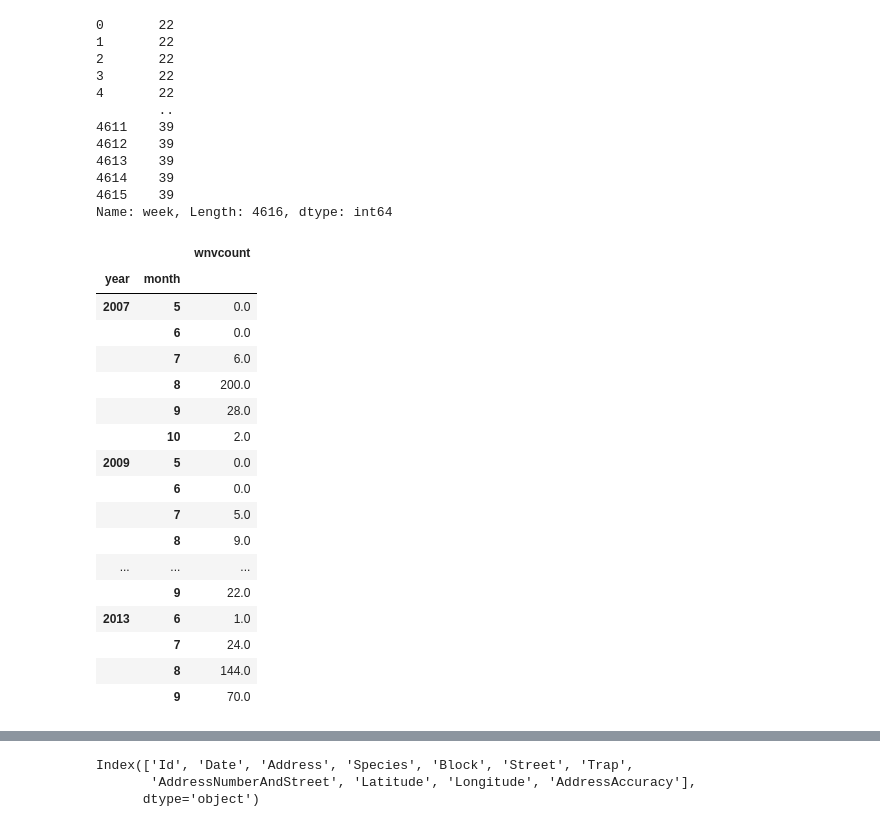
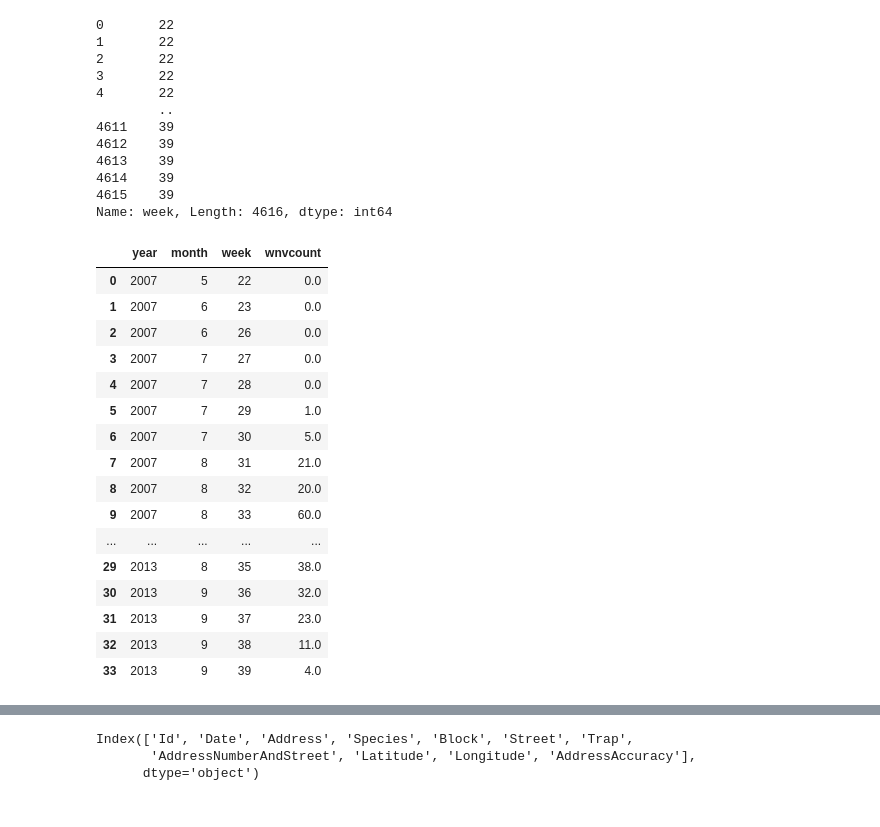
Before and after one commit to msamhz/GA-Project_4, a Jupyter notebook: code/test_data.ipynb, the cells around one changed output, grey strips where cells are left out. Drawn from its saved outputs; the diff is of its cells as text; code cells hidden in the pictures.

Commit message:
Melvin testing with test_data

```diff
--- a/code/test_data.ipynb
+++ b/code/test_data.ipynb
@@ -736,6 +20,0 @@ y = train_1['hl']
-# %%
-# Step 2: Instantiate our model.
-logreg = LogisticRegression()
-
-# Step 3: Fit our model.
-logreg.fit(x, y)
@@ -805,0 +27,18 @@ t1.loc[(t1['hl']==0) & t1['preciptotal']>0, 'preciptotal'].hist(bins=50)
+# %%
+# import data
+# match traps
+train = pd.read_csv('../data/train.csv')
+train.columns = [x.lower() for x in list(train.columns)]
+
+# find traps
+trap = train[['trap', 'longitude', 'latitude']]
+trap = trap.groupby(['trap', 'longitude', 'latitude'], as_index=False).count()
+# %%
+# create basic features
+
+merge_df['date']=pd.to_datetime(merge_df['date'])
+merge_df['month'] = merge_df['date'].dt.month
+merge_df['week'] = merge_df['date'].dt.week
+
+merge_df = merge_df.merge(trap, how='left', on = ['latitude', 'longitude'])
+merge_df['hl'] = merge_df['year'].map(lambda x : 1 if x in [2007, 2013] else 0)
@@ -912,4 +398,4 @@ co = ['date', 'latitude', 'longitude', 'station', 'sprayed', 'tmax', 'tmin', 'ta
        'dewpoint', 'wetbulb', 'heat', 'cool', 'codesum', 'preciptotal',
        'stnpressure', 'sealevel', 'resultspeed', 'resultdir', 'avgspeed',
        'month', 'sunrise', 'sunset', 'bc', 'br', 'dz', 'fg', 'fg+', 'fu', 'hz',
-       'mi', 'ra', 'sn', 'sq', 'ts', 'vc', 'gr', 'year']
+       'mi', 'ra', 'sn', 'sq', 'ts', 'vc', 'gr', 'year', 'trap']
@@ -949,27 +426,27 @@ train_2['week']
 Name: week, Length: 4616, dtype: int64
 # %%
 train_3 = train_2.loc[train_2['month']==8,:]
-# %%
-train_2.groupby(['year', 'month'])[['wnvcount']].sum()
-# %% [output]
-|  |  | wnvcount |
-| year | month |  |
-| 2007 | 5 | 0.0 |
-|  | 6 | 0.0 |
-|  | 7 | 6.0 |
-|  | 8 | 200.0 |
-|  | 9 | 28.0 |
-|  | 10 | 2.0 |
-| 2009 | 5 | 0.0 |
-|  | 6 | 0.0 |
-|  | 7 | 5.0 |
-|  | 8 | 9.0 |
-| ... | ... | ... |
-|  | 9 | 22.0 |
-| 2013 | 6 | 1.0 |
-|  | 7 | 24.0 |
-|  | 8 | 144.0 |
-|  | 9 | 70.0 |
+# %%
+train_4 = train_2.loc[train_2['year'].isin([2007, 2013]),:]
+train_4.groupby(['year', 'month','week'], as_index=False)[['wnvcount']].sum()[0:35]
+# %% [output]
+|  | year | month | week | wnvcount |
+| 0 | 2007 | 5 | 22 | 0.0 |
+| 1 | 2007 | 6 | 23 | 0.0 |
+| 2 | 2007 | 6 | 26 | 0.0 |
+| 3 | 2007 | 7 | 27 | 0.0 |
+| 4 | 2007 | 7 | 28 | 0.0 |
+| 5 | 2007 | 7 | 29 | 1.0 |
+| 6 | 2007 | 7 | 30 | 5.0 |
+| 7 | 2007 | 8 | 31 | 21.0 |
+| 8 | 2007 | 8 | 32 | 20.0 |
+| 9 | 2007 | 8 | 33 | 60.0 |
+| ... | ... | ... | ... | ... |
+| 29 | 2013 | 8 | 35 | 38.0 |
+| 30 | 2013 | 9 | 36 | 32.0 |
+| 31 | 2013 | 9 | 37 | 23.0 |
+| 32 | 2013 | 9 | 38 | 11.0 |
+| 33 | 2013 | 9 | 39 | 4.0 |
 # %%
 # Create a dataframe for each year with lat long and the cumulative occurence of virus
 # col_w.remove('species')
```
Also changed, not shown: parts of 112 cells of this notebook.
